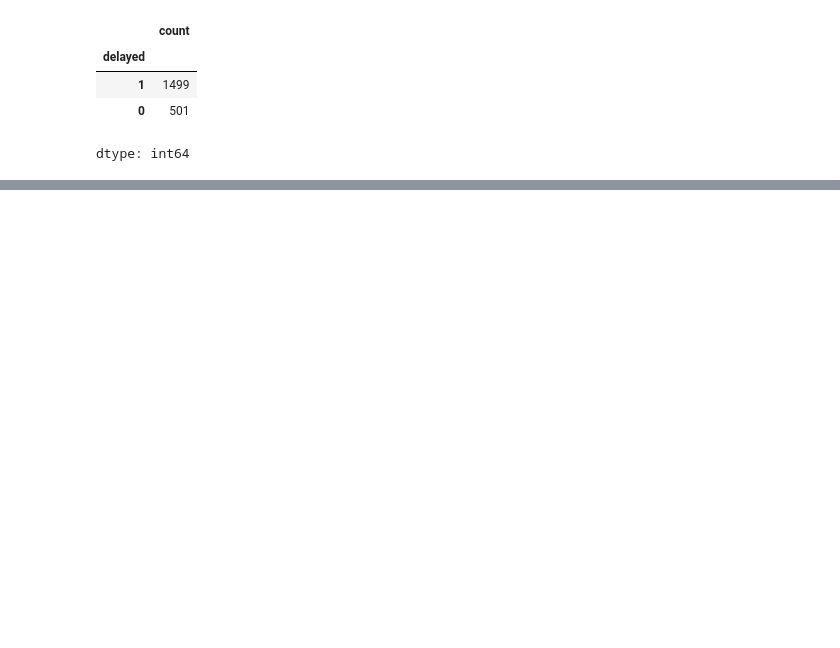
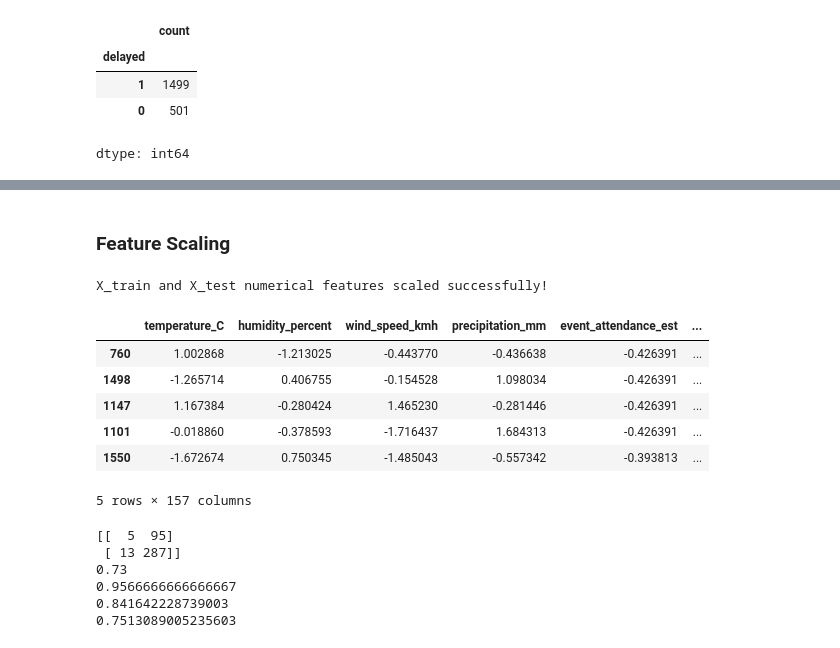
Before and after one commit to A-b-h-i-n-a-V-01/Public-Transport-Delay-Prediction, a Jupyter notebook: Public_Transport_Delay_Prediction.ipynb, the cells around one changed output, grey strips where cells are left out. Drawn from its saved outputs; the diff is of its cells as text; code cells hidden in the pictures; blank space fills up the shorter version.

Commit message:
Data scaling and KNN

```diff
--- a/Public_Transport_Delay_Prediction.ipynb
+++ b/Public_Transport_Delay_Prediction.ipynb
@@ -769,0 +710,53 @@ dtype: int64
+# %% [markdown]
+### Feature Scaling
+# %%
+from sklearn.preprocessing import StandardScaler
+
+# Identify continuous numerical columns for scaling
+# These columns were previously identified as requiring scaling
+numerical_cols_to_scale = [
+    'temperature_C',
+    'humidity_percent',
+    'wind_speed_kmh',
+    'precipitation_mm',
+    'event_attendance_est',
+    'traffic_congestion_index',
+    'scheduled_trip_duration_min'
+]
+
+# Initialize StandardScaler
+scaler = StandardScaler()
+
+# Fit the scaler on the training data for the numerical columns
+X_train[numerical_cols_to_scale] = scaler.fit_transform(X_train[numerical_cols_to_scale])
+
+# Transform the test data using the *same* fitted scaler
+X_test[numerical_cols_to_scale] = scaler.transform(X_test[numerical_cols_to_scale])
+
+print("X_train and X_test numerical features scaled successfully!")
+display(X_train.head())
+# %% [output]
+X_train and X_test numerical features scaled successfully!
+|  | temperature_C | humidity_percent | wind_speed_kmh | precipitation_mm | event_attendance_est | ... |
+| 760 | 1.002868 | -1.213025 | -0.443770 | -0.436638 | -0.426391 | ... |
+| 1498 | -1.265714 | 0.406755 | -0.154528 | 1.098034 | -0.426391 | ... |
+| 1147 | 1.167384 | -0.280424 | 1.465230 | -0.281446 | -0.426391 | ... |
+| 1101 | -0.018860 | -0.378593 | -1.716437 | 1.684313 | -0.426391 | ... |
+| 1550 | -1.672674 | 0.750345 | -1.485043 | -0.557342 | -0.393813 | ... |
+5 rows × 157 columns
+# %%
+knn_scaled=KNeighborsClassifier(n_neighbors=9)
+knn_scaled.fit(X_train,y_train)
+y_pred_knn=knn_scaled.predict(X_test)
+print(confusion_matrix(y_test,y_pred_knn))
+print(accuracy_score(y_test,y_pred_knn))
+print(recall_score(y_test,y_pred_knn))
+print(f1_score(y_test,y_pred_knn))
+print(precision_score(y_test,y_pred_knn))
+# %% [output]
+[[  5  95]
+ [ 13 287]]
+0.73
+0.9566666666666667
+0.841642228739003
+0.7513089005235603
```
Also changed, not shown: parts of 12 cells of this notebook.
